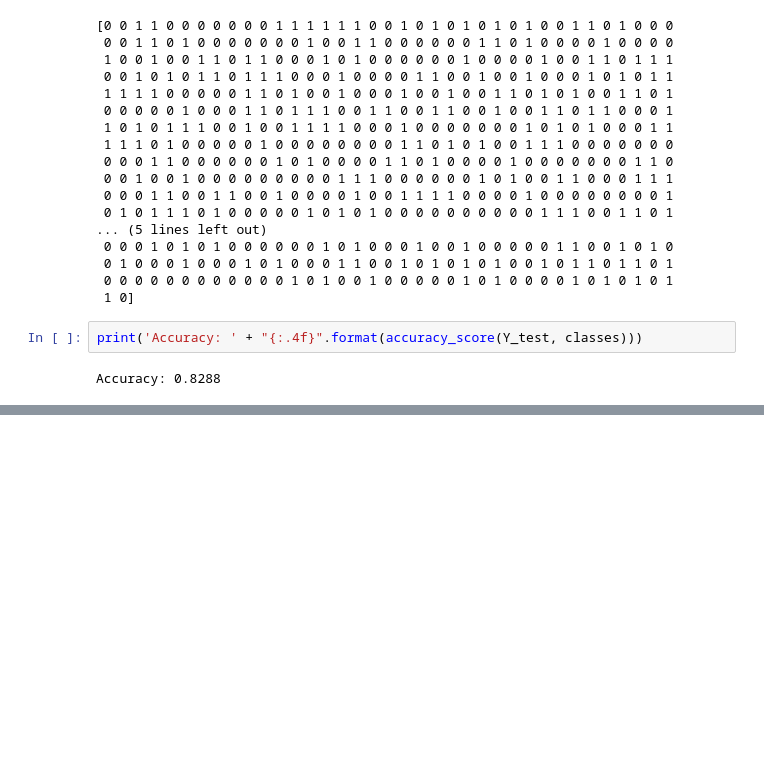
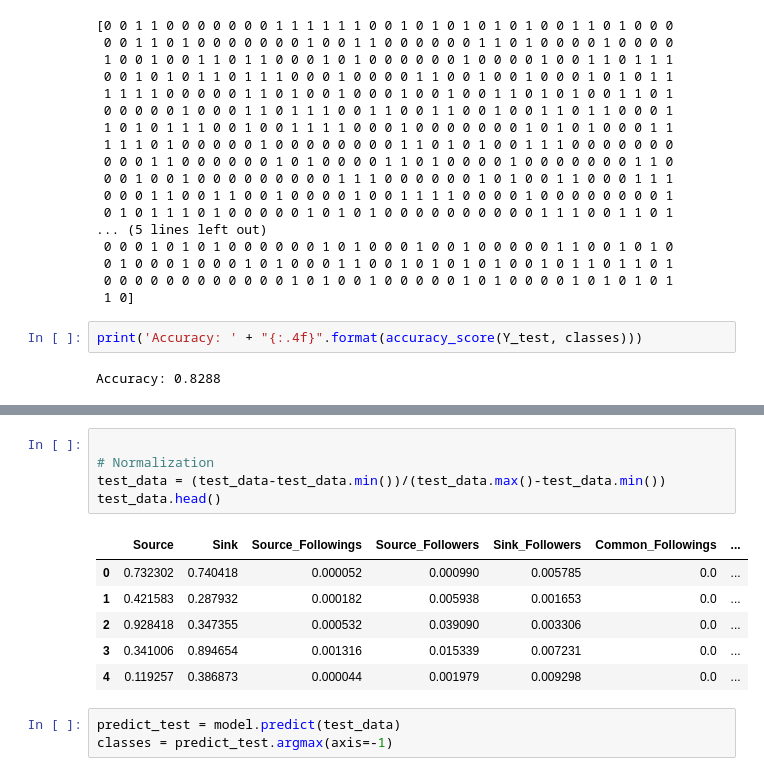
Before and after one commit to alexantoniogonzalez2/predicting-twitter-fake-connections, a Jupyter notebook: Alex_first_model.ipynb, the cells around one changed output, grey strips where cells are left out. Saved outputs shown, nothing was run; the diff lists cells and outputs as text; blank space fills up the shorter version.

Commit message:
first prediction

```diff
--- a/Alex_first_model.ipynb
+++ b/Alex_first_model.ipynb
@@ -279,0 +291,15 @@ Accuracy: 0.8288
+# %%
+
+# Normalization
+test_data = (test_data-test_data.min())/(test_data.max()-test_data.min())
+test_data.head()
+# %% [output]
+|  | Source | Sink | Source_Followings | Source_Followers | Sink_Followers | Common_Followings | ... |
+| 0 | 0.732302 | 0.740418 | 0.000052 | 0.000990 | 0.005785 | 0.0 | ... |
+| 1 | 0.421583 | 0.287932 | 0.000182 | 0.005938 | 0.001653 | 0.0 | ... |
+| 2 | 0.928418 | 0.347355 | 0.000532 | 0.039090 | 0.003306 | 0.0 | ... |
+| 3 | 0.341006 | 0.894654 | 0.001316 | 0.015339 | 0.007231 | 0.0 | ... |
+| 4 | 0.119257 | 0.386873 | 0.000044 | 0.001979 | 0.009298 | 0.0 | ... |
+# %%
+predict_test = model.predict(test_data)
+classes = predict_test.argmax(axis=-1)
```
Also changed, not shown: parts of 12 cells of this notebook, 2 other files.
